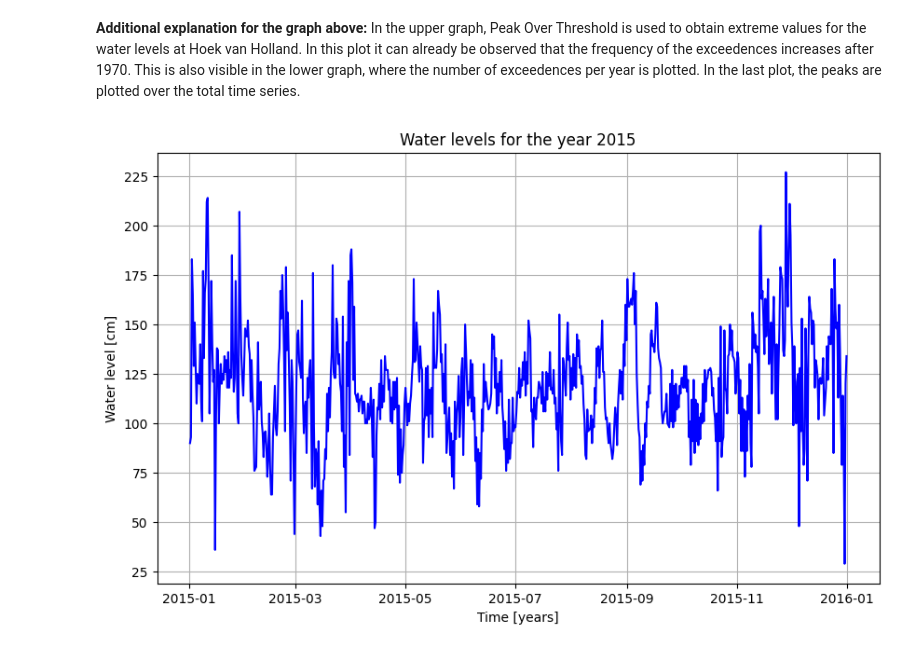
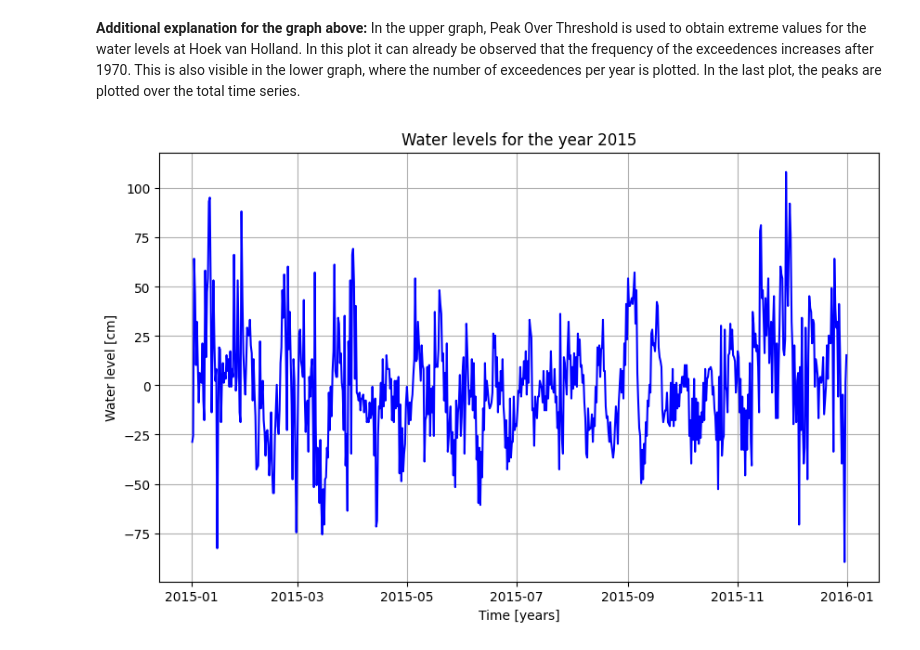
Before and after one commit to wwaasdorp/MORE_THE_BEST_GROUP, a Jupyter notebook: Watch_Data.ipynb, the cells around one changed output. Cells and saved outputs as stored; diff of their text form; code cells hidden in the pictures.

Commit message:
Update NonStationary Analysis

```diff
--- a/Watch_Data.ipynb
+++ b/Watch_Data.ipynb
@@ -297,11 +285,11 @@ In the upper graph, Peak Over Threshold is used to obtain extreme values for the
 # %%
 ## Plot values for the year 2015
 df_2015 = df[df['Datetime'].dt.year == 2015]
 plt.figure(figsize=(10,6))
-plt.plot(df_2015['Datetime'], df_2015['Elevation'], color = 'blue')
+plt.plot(df_2015['Datetime'], df_2015['Elevation_Stationary'], color = 'blue')
 plt.xlabel('Time [years]')
 plt.ylabel('Water level [cm]')
 plt.title('Water levels for the year 2015')
 plt.grid()
 # %% [output]
-[figure, old version]
+[figure, new version]
```
Also changed, not shown: parts of 9 cells of this notebook, 2 other files.
